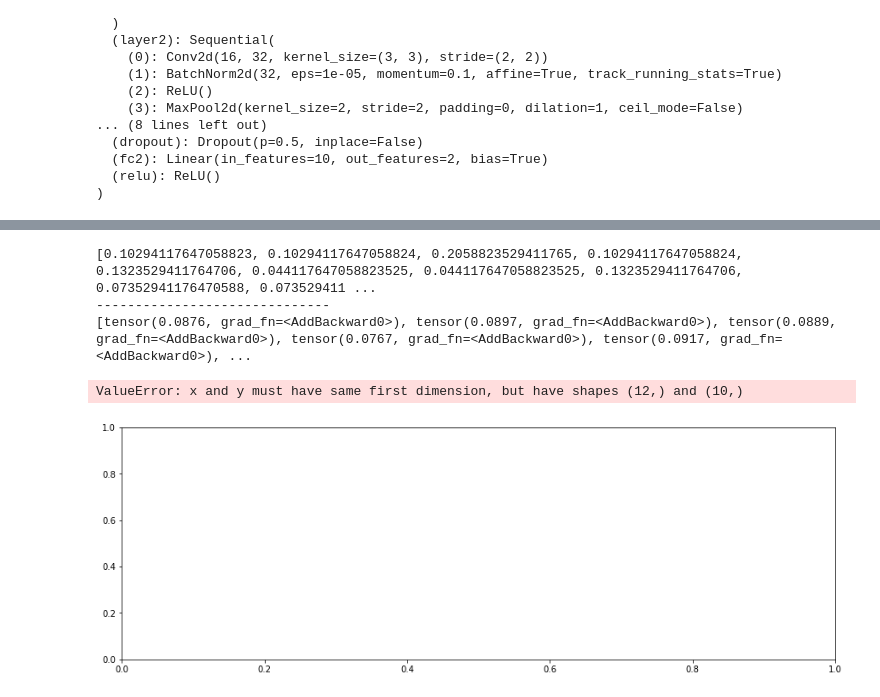
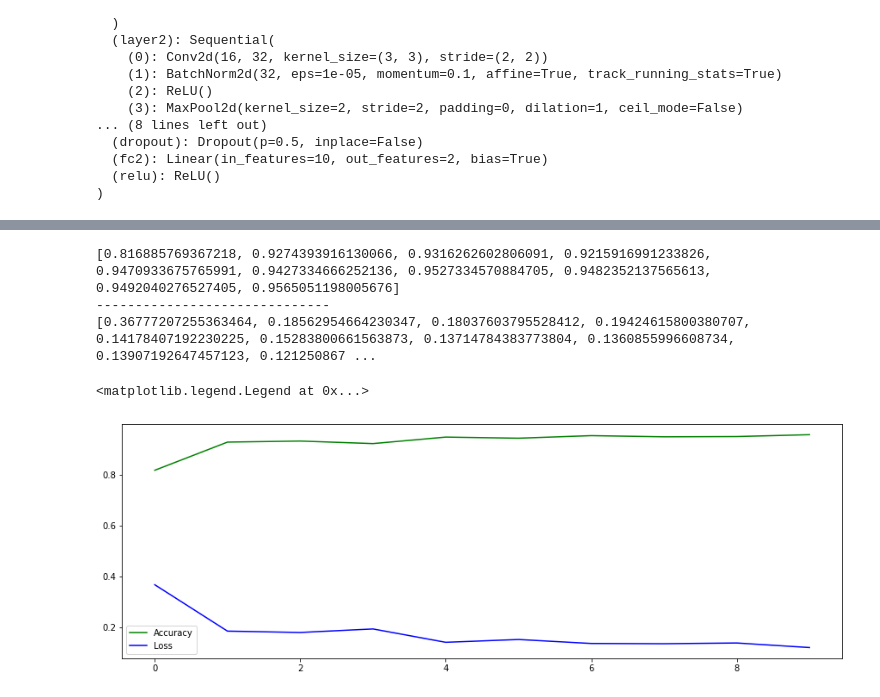
Before and after one commit to ZamotohinaMaria/Application-programming-laba-1, a Jupyter notebook: _5_laba_notebook.ipynb, the cells around one changed output, grey strips where cells are left out. Saved outputs shown, nothing was run; the diff lists cells and outputs as text; code cells hidden in the pictures.

```diff
--- a/_5_laba_notebook.ipynb
+++ b/_5_laba_notebook.ipynb
@@ -239,6 +238,8 @@ epochs = 10
 accuracy_values = []
 loss_values = []
 
+val_accuracy_values = []
+val_loss_values = []
 for epoch in range(epochs):
     epoch_loss = 0
     epoch_accuracy = 0
@@ -248,21 +249,19 @@ for epoch in range(epochs):
         label = label.to(device)
 
         output = model(data)
-        #loss = criterion(output, label.unsqueeze(dim=1).to(torch.float))
         loss = criterion(output, label)
 
         optimizer.zero_grad()
         loss.backward()
         optimizer.step()
 
-        #acc = ((output.argmax(dim=1) == label).float().mean())
-        acc = np.array(([1 if (1 if output[j][0].detach() >= 0.5 else 0) == int(label[j]) else 0 for j in range(4)])).mean()
+        acc = ((output.argmax(dim=1) == label).float().mean())
         epoch_accuracy += acc/len(train_loader)
         epoch_loss += loss/len(train_loader)
 
     print('Epoch : {}, train accuracy : {}, train loss : {}'.format(epoch+1, epoch_accuracy,epoch_loss))
 
-    accuracy_values.append(epoch_accuracy)
+    accuracy_values.append(epoch_accuracy.item())
     loss_values.append(epoch_loss.item())
 
     with torch.no_grad():
@@ -280,5 +279,7 @@ for epoch in range(epochs):
             epoch_val_accuracy += acc/ len(val_loader)
             epoch_val_loss += val_loss/ len(val_loader)
 
+        val_accuracy_values.append(epoch_val_accuracy.item())
+        val_loss_values.append(epoch_val_loss.item())
         print('Epoch : {}, val_accuracy : {}, val_loss : {}'.format(epoch+1, epoch_val_accuracy,epoch_val_loss))
 # %% [output]
@@ -290,14 +306,14 @@ IndexError: invalid index of a 0-dim tensor. Use `tensor.item()` in Python or `t
 # %%
 print(accuracy_values)
 print('------------------------------')
 print(loss_values)
 plt.figure(figsize=(15, 5))
-plt.plot(range(12), accuracy_values, color="green")
-plt.plot(range(12), [float(value.detach()) for value in loss_values], color="blue")
+plt.plot(range(10), accuracy_values, color="green")
+plt.plot(range(10),loss_values, color="blue")
 plt.legend(["Accuracy", "Loss"])
 # %% [output]
-[0.10294117647058823, 0.10294117647058824, 0.2058823529411765, 0.10294117647058824, 0.1323529411764706, 0.044117647058823525, 0.044117647058823525, 0.1323529411764706, 0.07352941176470588, 0.073529411 ...
+[0.816885769367218, 0.9274393916130066, 0.9316262602806091, 0.9215916991233826, 0.9470933675765991, 0.9427334666252136, 0.9527334570884705, 0.9482352137565613, 0.9492040276527405, 0.9565051198005676]
 ------------------------------
-[tensor(0.0876, grad_fn=<AddBackward0>), tensor(0.0897, grad_fn=<AddBackward0>), tensor(0.0889, grad_fn=<AddBackward0>), tensor(0.0767, grad_fn=<AddBackward0>), tensor(0.0917, grad_fn=<AddBackward0>), ...
+[0.36777207255363464, 0.18562954664230347, 0.18037603795528412, 0.19424615800380707, 0.14178407192230225, 0.15283800661563873, 0.13714784383773804, 0.1360855996608734, 0.13907192647457123, 0.121250867 ...
-ValueError: x and y must have same first dimension, but have shapes (12,) and (10,)
+<matplotlib.legend.Legend at 0x...>
-[figure, old version]
+[figure, new version]
```
Also changed, not shown: parts of 14 cells of this notebook.
